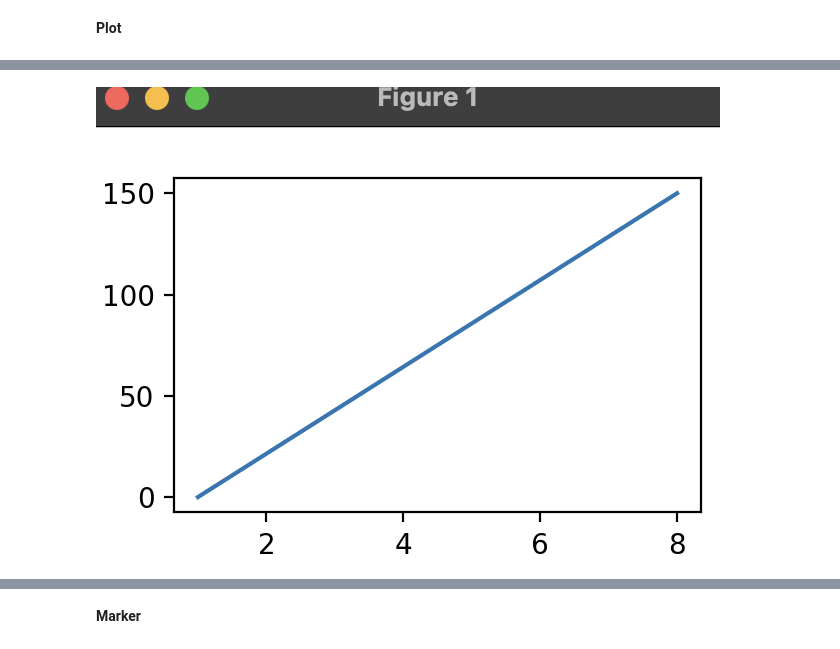
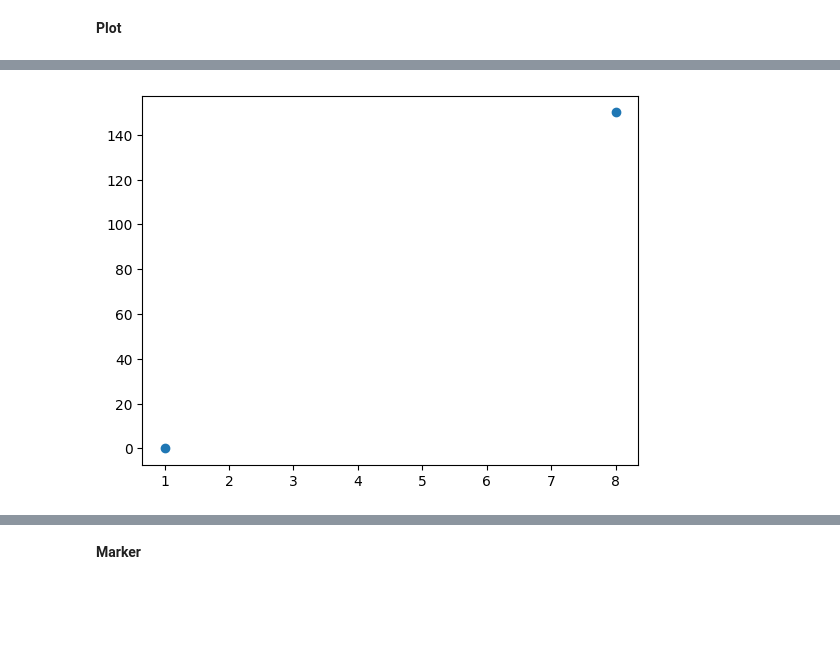
Before and after one commit to YeldaYuksel/Data-Visualization-Matplotlib, a Jupyter notebook: data-visualization-matplotlib.ipynb, the cells around one changed output, grey strips where cells are left out. Saved outputs shown, nothing was run; the diff lists cells and outputs as text; code cells hidden in the pictures; blank space fills up the shorter version.

```diff
--- a/data-visualization-matplotlib.ipynb
+++ b/data-visualization-matplotlib.ipynb
@@ -39,13 +47,7 @@
 # %%
-#x = np.array([1, 8])
-#y = np.array([0, 150])
-#plt.plot(x, y)
-#plt.show()
-
-
-#x = np.array([1, 8])
-#y = np.array([0, 150])
-#plt.plot(x, y, 'o')
-#plt.show()
+x = np.array([1, 8])
+y = np.array([0, 150])
+plt.plot(x, y, 'o')
+plt.show()
+# %% [output]
+[figure, added]
-# %% [markdown]
-![Ekran Resmi 2024-09-01 19.59.16.png](attachment:157e07c2-d725-4e86-bcbc-d6bbdb1baf02.png)
```
Also changed, not shown: parts of 19 cells of this notebook.
